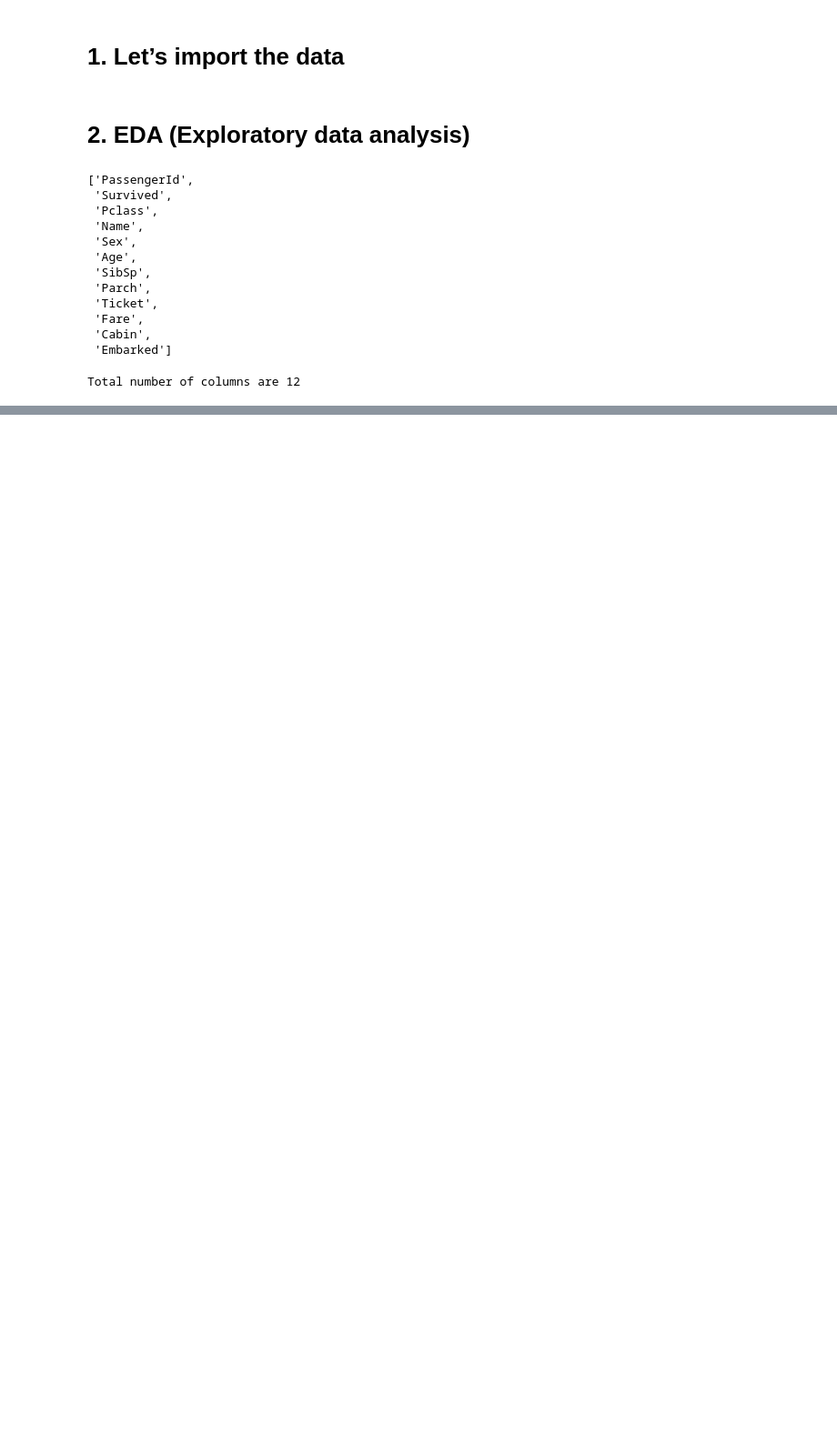
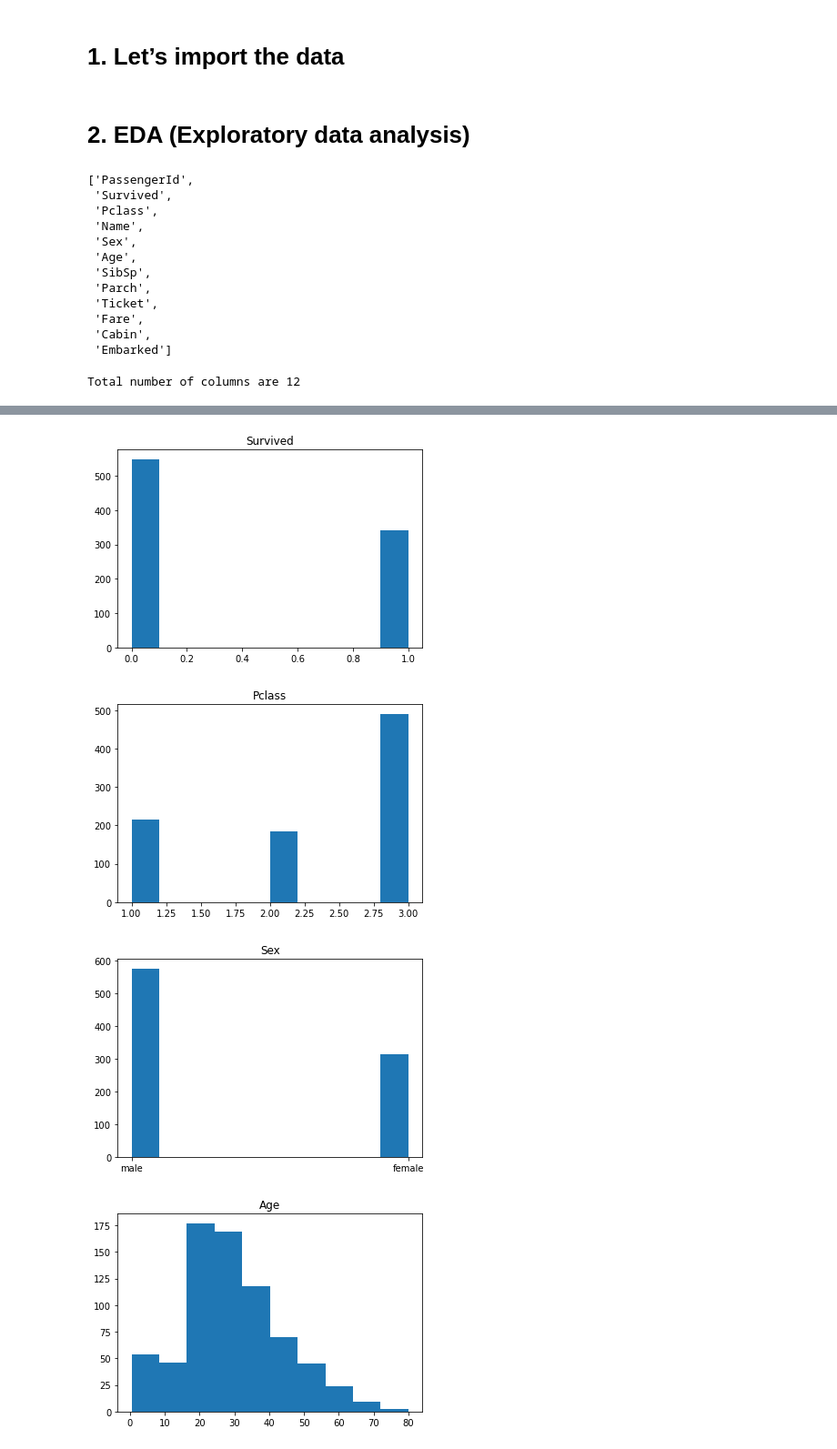
Before and after one commit to joao-dias-25/titanic_ML, a Jupyter notebook: ML classsification.ipynb, the cells around one changed output, grey strips where cells are left out. Shown at 91% size. Cells and saved outputs as stored; diff of their text form; code cells hidden in the pictures; blank space fills up the shorter version.

```diff
--- a/ML classsification.ipynb
+++ b/ML classsification.ipynb
@@ -29,3 +29,8 @@ Total number of columns are 12
 # %%
 # Let's seperate the dataset
 y = df[["Survived"]]
+# %%
+X = df.copy(deep=True) # Let's do a copy in order to preseve the df dataset in memory and saved from inplace operations
+# %%
+# Let's remove passenger id, and consider be moved -1
+X = X.drop("PassengerId", axis=1)
@@ -31,0 +53,8 @@ y = df[["Survived"]]
+# %%
+# For our first version of the model let's remove also Name and ticket from the equation
+col_to_remove = ["Name", "Ticket", "Cabin"]
+for col in col_to_remove:
+    try:
+        X = X.drop(col, axis=1) # can use inplace=True
+    except KeyError:
+        print(f"{col} not in data")
@@ -31,0 +82,12 @@ y = df[["Survived"]]
+# %%
+columns = X.columns[:-1] # Embarked cannot be plotted just yet because is not either categorical or converted to numbers
+# %%
+for col in columns:
+    plt.hist(x=df[col])
+    plt.title(col)
+    plt.show()
+# %% [output]
+[figure, added]
+[figure, added]
+[figure, added]
+[figure, added]
```
Also changed, not shown: parts of 31 cells of this notebook.
